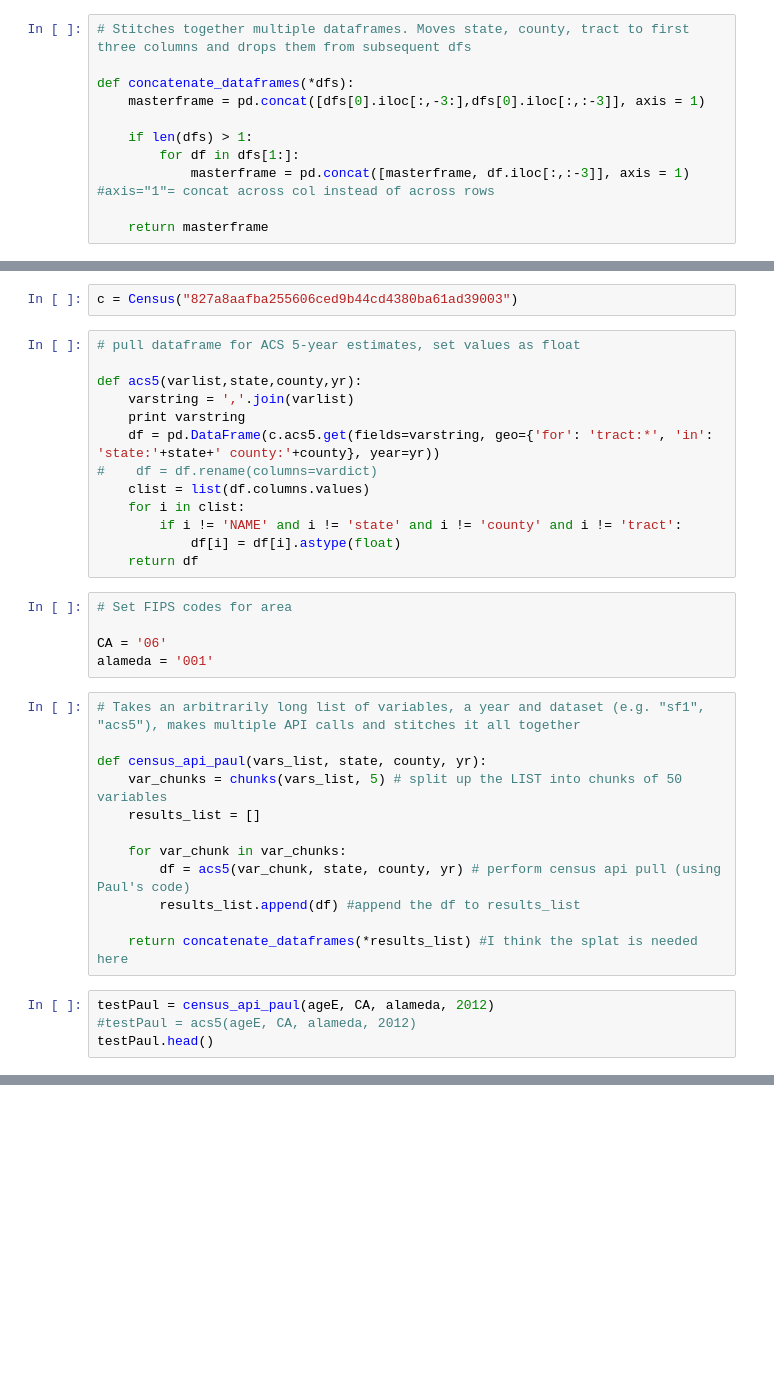
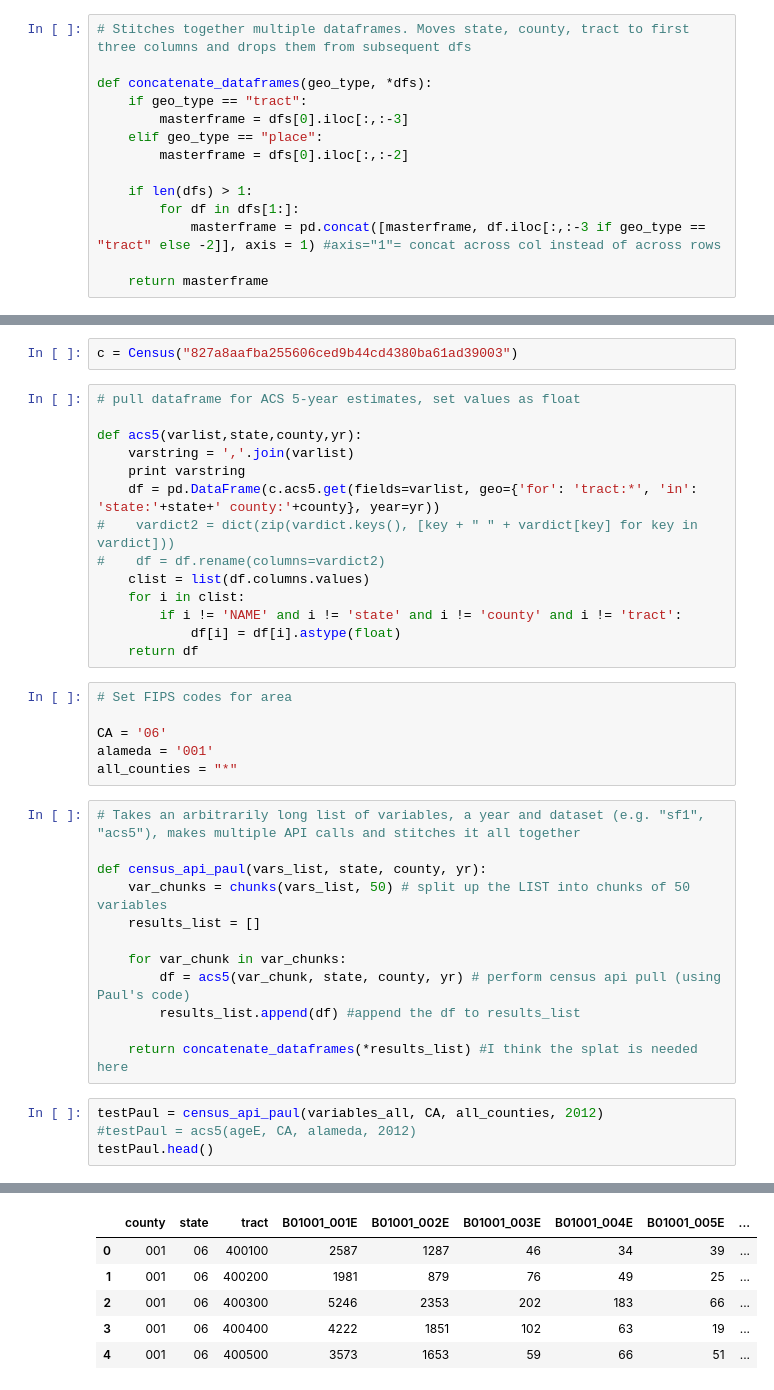
Before and after one commit to drewlevitt/census-python, a Jupyter notebook: Neighborhood Profile DSL.ipynb, the cells around one changed output, grey strips where cells are left out. Drawn from its saved outputs; the diff is of its cells as text; blank space fills up the shorter version.

```diff
--- a/Neighborhood Profile DSL.ipynb
+++ b/Neighborhood Profile DSL.ipynb
@@ -25,11 +25,14 @@ def chunks(l, n):
 # %%
 # Stitches together multiple dataframes. Moves state, county, tract to first three columns and drops them from subsequent dfs
 
-def concatenate_dataframes(*dfs):
-    masterframe = pd.concat([dfs[0].iloc[:,-3:],dfs[0].iloc[:,:-3]], axis = 1)
+def concatenate_dataframes(geo_type, *dfs):
+    if geo_type == "tract":
+        masterframe = dfs[0].iloc[:,:-3]
+    elif geo_type == "place":
+        masterframe = dfs[0].iloc[:,:-2]
 
     if len(dfs) > 1:
         for df in dfs[1:]:
-            masterframe = pd.concat([masterframe, df.iloc[:,:-3]], axis = 1) #axis="1"= concat across col instead of across rows
+            masterframe = pd.concat([masterframe, df.iloc[:,:-3 if geo_type == "tract" else -2]], axis = 1) #axis="1"= concat across col instead of across rows
 
     return masterframe
@@ -253,8 +303,9 @@ c = Census("827a8aafba255606ced9b44cd4380ba61ad39003")
 def acs5(varlist,state,county,yr):
     varstring = ','.join(varlist)
     print varstring
-    df = pd.DataFrame(c.acs5.get(fields=varstring, geo={'for': 'tract:*', 'in': 'state:'+state+' county:'+county}, year=yr))
-#    df = df.rename(columns=vardict)
+    df = pd.DataFrame(c.acs5.get(fields=varlist, geo={'for': 'tract:*', 'in': 'state:'+state+' county:'+county}, year=yr))
+#    vardict2 = dict(zip(vardict.keys(), [key + " " + vardict[key] for key in vardict]))
+#    df = df.rename(columns=vardict2)
     clist = list(df.columns.values)
     for i in clist:
         if i != 'NAME' and i != 'state' and i != 'county' and i != 'tract':
@@ -265,11 +316,12 @@ def acs5(varlist,state,county,yr):
 
 CA = '06'
 alameda = '001'
+all_counties = "*"
 # %%
 # Takes an arbitrarily long list of variables, a year and dataset (e.g. "sf1", "acs5"), makes multiple API calls and stitches it all together
 
 def census_api_paul(vars_list, state, county, yr):
-    var_chunks = chunks(vars_list, 5) # split up the LIST into chunks of 50 variables
+    var_chunks = chunks(vars_list, 50) # split up the LIST into chunks of 50 variables
     results_list = []
 
     for var_chunk in var_chunks:
@@ -278,7 +330,7 @@ def census_api_paul(vars_list, state, county, yr):
 
     return concatenate_dataframes(*results_list) #I think the splat is needed here
 # %%
-testPaul = census_api_paul(ageE, CA, alameda, 2012)
+testPaul = census_api_paul(variables_all, CA, all_counties, 2012)
 #testPaul = acs5(ageE, CA, alameda, 2012)
 testPaul.head()
 # %% [output]
@@ -285,0 +345,6 @@ B01001_001E,B01001_002E,B01001_003E,B01001_004E,B01001_005E
+|  | county | state | tract | B01001_001E | B01001_002E | B01001_003E | B01001_004E | B01001_005E | ... |
+| 0 | 001 | 06 | 400100 | 2587 | 1287 | 46 | 34 | 39 | ... |
+| 1 | 001 | 06 | 400200 | 1981 | 879 | 76 | 49 | 25 | ... |
+| 2 | 001 | 06 | 400300 | 5246 | 2353 | 202 | 183 | 66 | ... |
+| 3 | 001 | 06 | 400400 | 4222 | 1851 | 102 | 63 | 19 | ... |
+| 4 | 001 | 06 | 400500 | 3573 | 1653 | 59 | 66 | 51 | ... |
```
Also changed, not shown: parts of 19 cells of this notebook, 2 other files.
